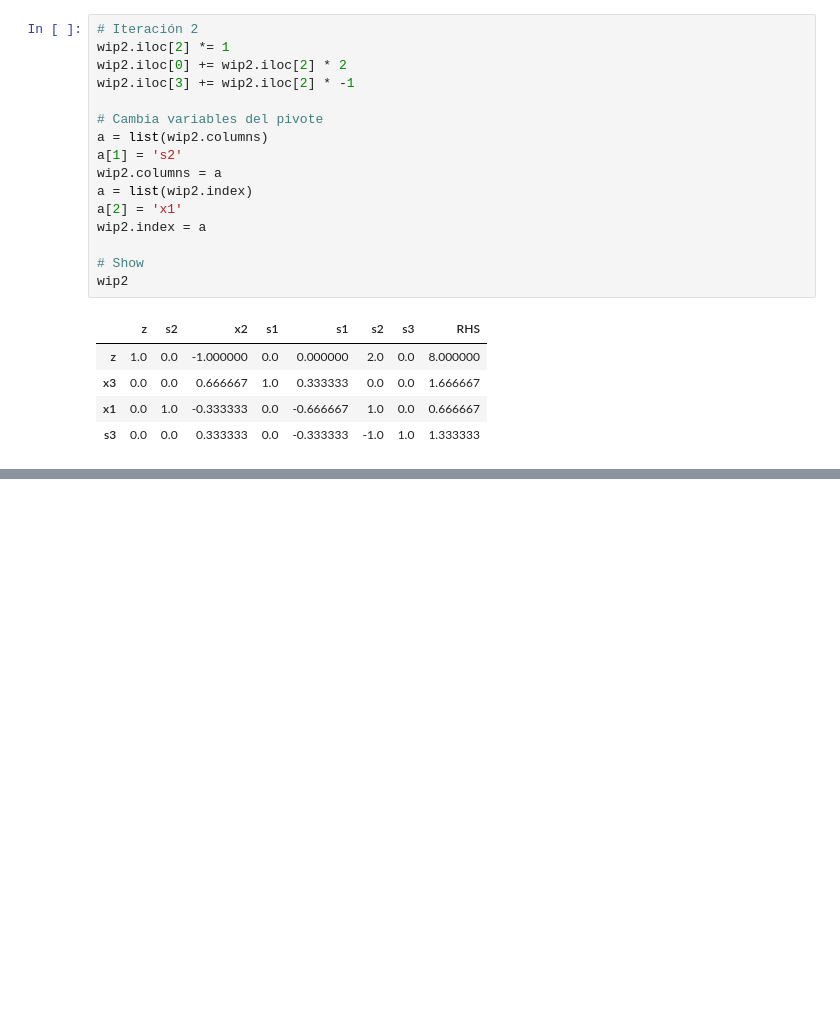
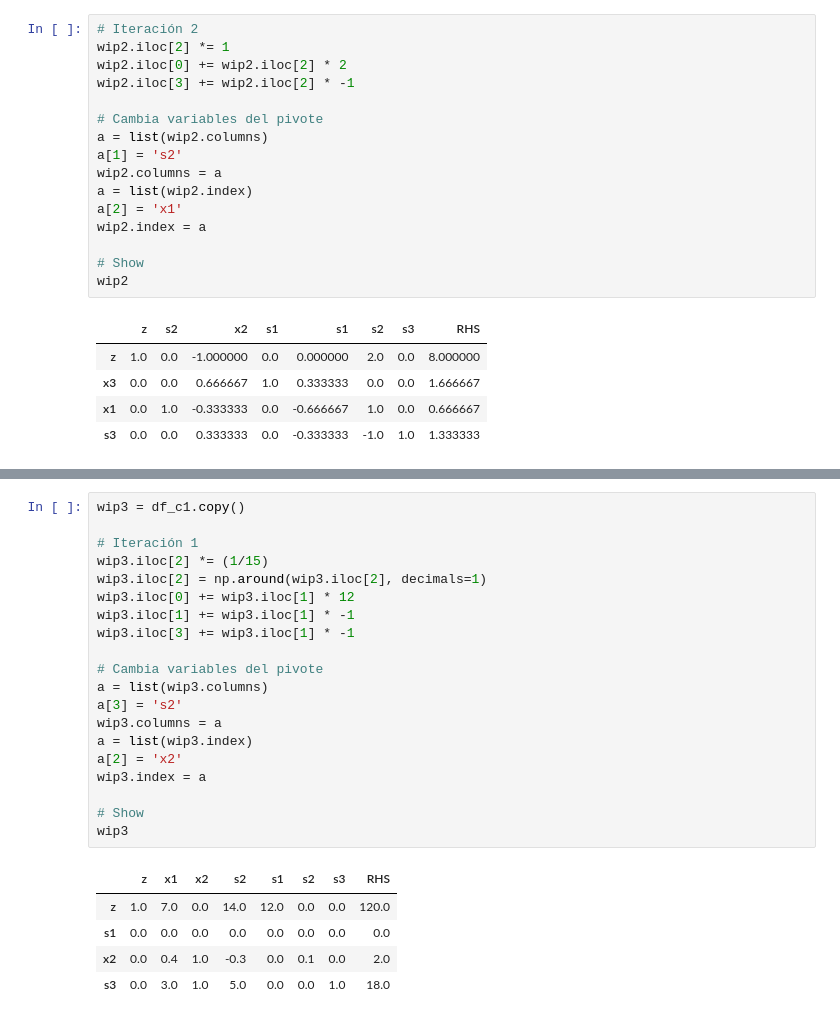
Before and after one commit to alanbato/optimal-spread, a Jupyter notebook: EjerciciosSimplexDual/EjemplosSimplex.ipynb, the cells around one changed output, grey strips where cells are left out. Cells and saved outputs as stored; diff of their text form; blank space fills up the shorter version.

```diff
--- a/EjerciciosSimplexDual/EjemplosSimplex.ipynb
+++ b/EjerciciosSimplexDual/EjemplosSimplex.ipynb
@@ -252,0 +278,26 @@ wip2
+# %%
+wip3 = df_c1.copy()
+
+# Iteración 1
+wip3.iloc[2] *= (1/15)
+wip3.iloc[2] = np.around(wip3.iloc[2], decimals=1)
+wip3.iloc[0] += wip3.iloc[1] * 12
+wip3.iloc[1] += wip3.iloc[1] * -1
+wip3.iloc[3] += wip3.iloc[1] * -1
+
+# Cambia variables del pivote
+a = list(wip3.columns)
+a[3] = 's2'
+wip3.columns = a
+a = list(wip3.index)
+a[2] = 'x2'
+wip3.index = a
+
+# Show
+wip3
+# %% [output]
+|  | z | x1 | x2 | s2 | s1 | s2 | s3 | RHS |
+| z | 1.0 | 7.0 | 0.0 | 14.0 | 12.0 | 0.0 | 0.0 | 120.0 |
+| s1 | 0.0 | 0.0 | 0.0 | 0.0 | 0.0 | 0.0 | 0.0 | 0.0 |
+| x2 | 0.0 | 0.4 | 1.0 | -0.3 | 0.0 | 0.1 | 0.0 | 2.0 |
+| s3 | 0.0 | 3.0 | 1.0 | 5.0 | 0.0 | 0.0 | 1.0 | 18.0 |
```
Also changed, not shown: parts of 4 cells of this notebook.
